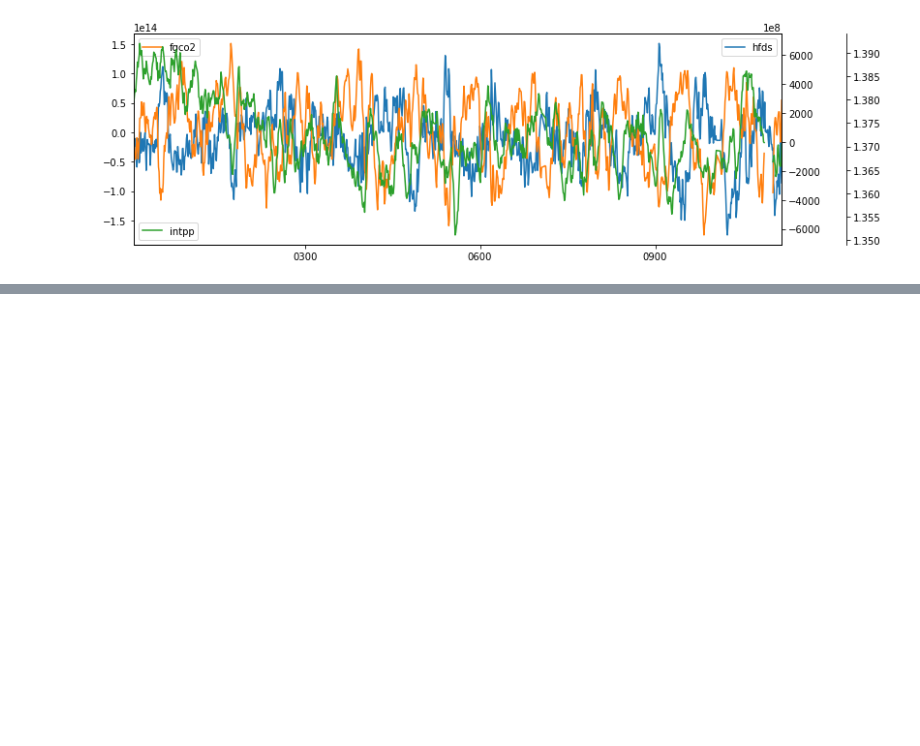
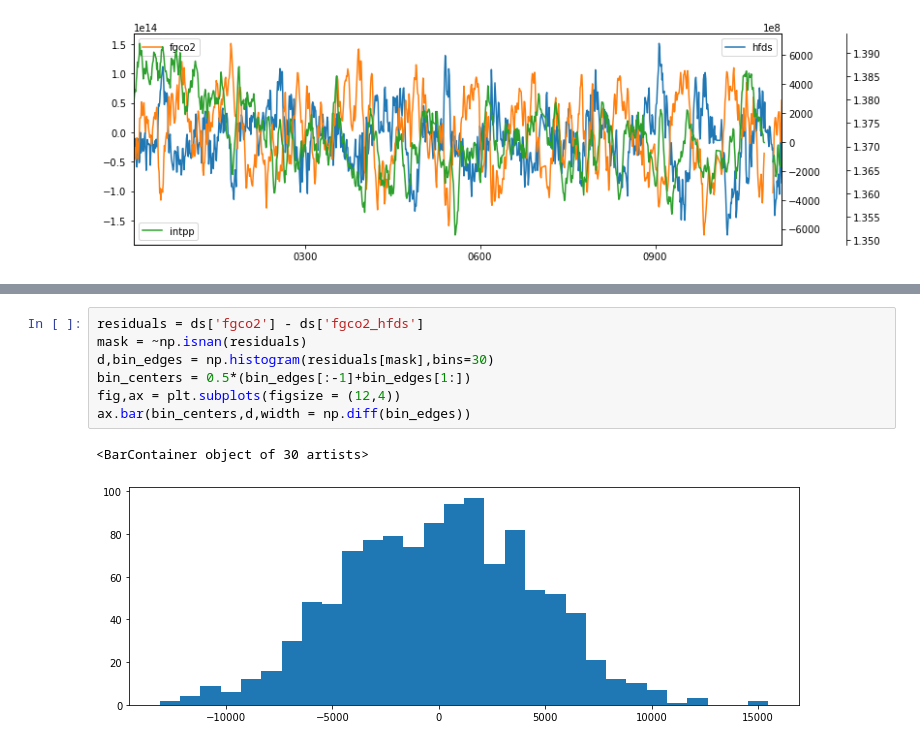
Before and after one commit to gmacgilchrist/bio-pump-timescales, a Jupyter notebook: notebooks/esm4/draw_integrals.ipynb, the cells around one changed output, grey strips where cells are left out. Drawn from its saved outputs; the diff is of its cells as text; blank space fills up the shorter version.

```diff
--- a/notebooks/esm4/draw_integrals.ipynb
+++ b/notebooks/esm4/draw_integrals.ipynb
@@ -32,0 +74,10 @@ ax3.legend(loc='lower left')
+# %%
+residuals = ds['fgco2'] - ds['fgco2_hfds']
+mask = ~np.isnan(residuals)
+d,bin_edges = np.histogram(residuals[mask],bins=30)
+bin_centers = 0.5*(bin_edges[:-1]+bin_edges[1:])
+fig,ax = plt.subplots(figsize = (12,4))
+ax.bar(bin_centers,d,width = np.diff(bin_edges))
+# %% [output]
+<BarContainer object of 30 artists>
+[figure, added]
```
Also changed, not shown: parts of 10 cells of this notebook, 4 other files.
